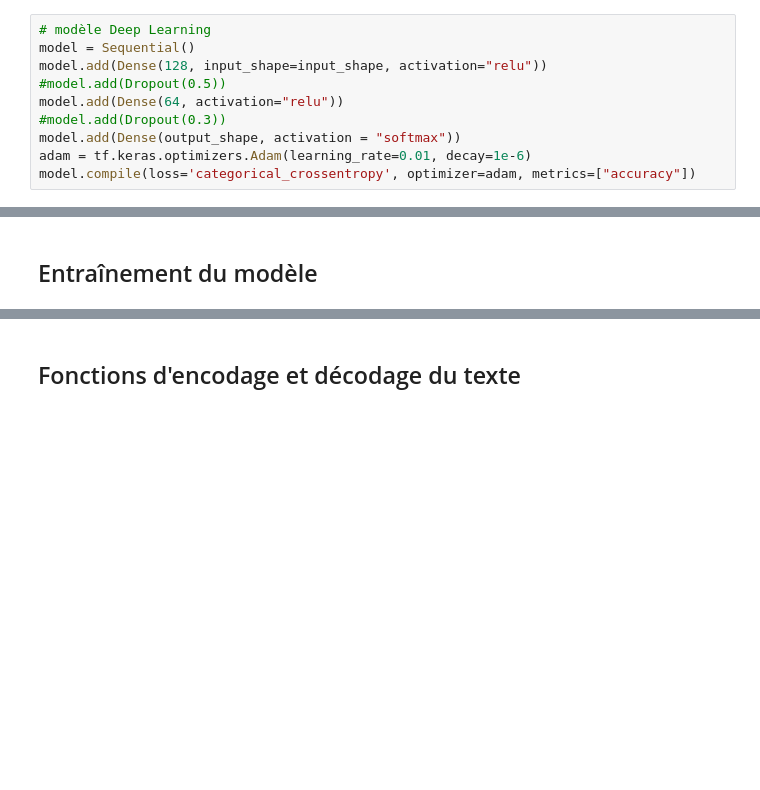
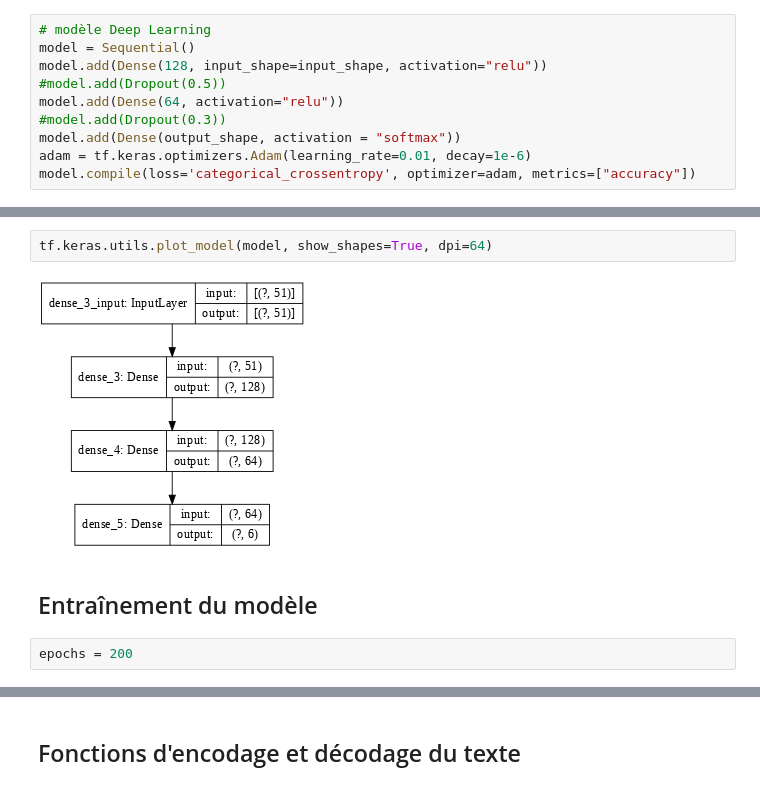
Before and after one commit to elisadelh/CHATBOT, a Jupyter notebook: Chatbot_Tensorflow.ipynb, the cells around one changed output, grey strips where cells are left out. Saved outputs shown, nothing was run; the diff lists cells and outputs as text; blank space fills up the shorter version.

```diff
--- a/Chatbot_Tensorflow.ipynb
+++ b/Chatbot_Tensorflow.ipynb
@@ -195,7 +219,13 @@ Trainable params: 15,302
 Non-trainable params: 0
 _________________________________________________________________
 None
+# %%
+tf.keras.utils.plot_model(model, show_shapes=True, dpi=64)
+# %% [output]
+[figure, added]
 # %% [markdown]
 ## Entraînement du modèle
+# %%
+epochs = 200
 # %%
 # entraînement du modèle
```
Also changed, not shown: parts of 16 cells of this notebook.
